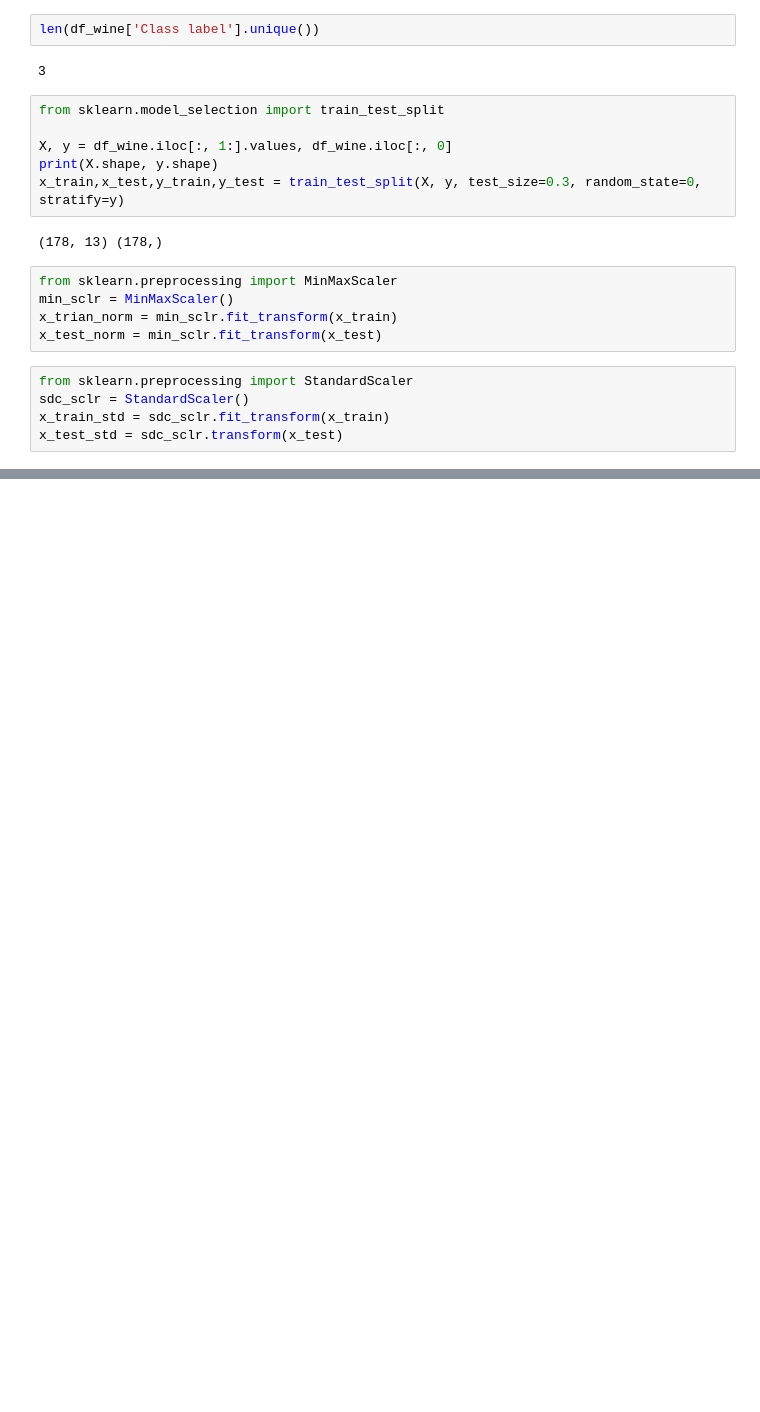
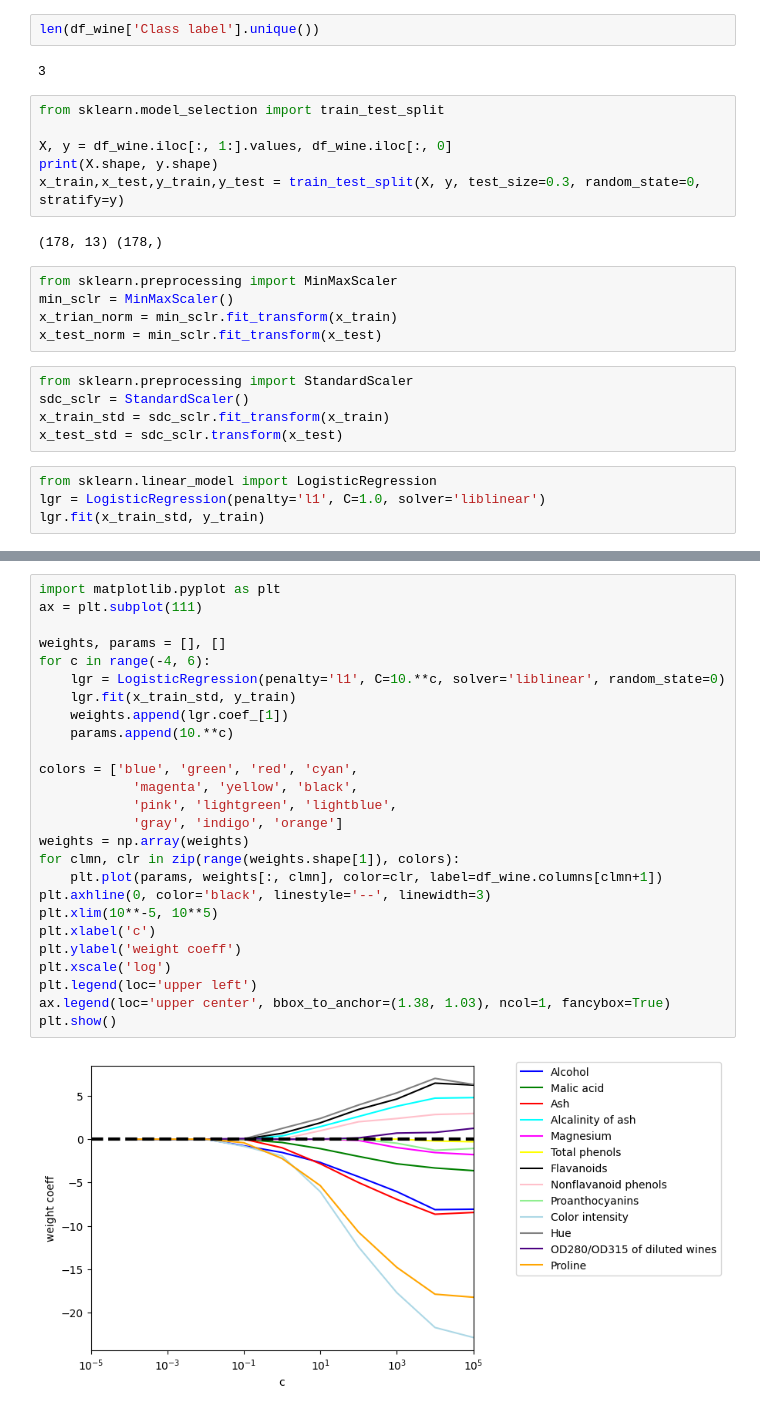
Before and after one commit to arun477/deep_learning_portal, a Jupyter notebook: nbs/07_42_data_preprocessing_basics.ipynb, the cells around one changed output, grey strips where cells are left out. Drawn from its saved outputs; the diff is of its cells as text; blank space fills up the shorter version.

```diff
--- a/nbs/07_42_data_preprocessing_basics.ipynb
+++ b/nbs/07_42_data_preprocessing_basics.ipynb
@@ -235,3 +235,7 @@ from sklearn.preprocessing import StandardScaler
 sdc_sclr = StandardScaler()
 x_train_std = sdc_sclr.fit_transform(x_train)
 x_test_std = sdc_sclr.transform(x_test)
+# %%
+from sklearn.linear_model import LogisticRegression
+lgr = LogisticRegression(penalty='l1', C=1.0, solver='liblinear')
+lgr.fit(x_train_std, y_train)
@@ -237,0 +263,28 @@ x_test_std = sdc_sclr.transform(x_test)
+# %%
+import matplotlib.pyplot as plt
+ax = plt.subplot(111)
+
+weights, params = [], []
+for c in range(-4, 6):
+    lgr = LogisticRegression(penalty='l1', C=10.**c, solver='liblinear', random_state=0)
+    lgr.fit(x_train_std, y_train)
+    weights.append(lgr.coef_[1])
+    params.append(10.**c)
+
+colors = ['blue', 'green', 'red', 'cyan',
+            'magenta', 'yellow', 'black',
+            'pink', 'lightgreen', 'lightblue',
+            'gray', 'indigo', 'orange']
+weights = np.array(weights)
+for clmn, clr in zip(range(weights.shape[1]), colors):
+    plt.plot(params, weights[:, clmn], color=clr, label=df_wine.columns[clmn+1])
+plt.axhline(0, color='black', linestyle='--', linewidth=3)
+plt.xlim(10**-5, 10**5)
+plt.xlabel('c')
+plt.ylabel('weight coeff')
+plt.xscale('log')
+plt.legend(loc='upper left')
+ax.legend(loc='upper center', bbox_to_anchor=(1.38, 1.03), ncol=1, fancybox=True)
+plt.show()
+# %% [output]
+[figure, added]
```
Also changed, not shown: parts of 3 cells of this notebook.
